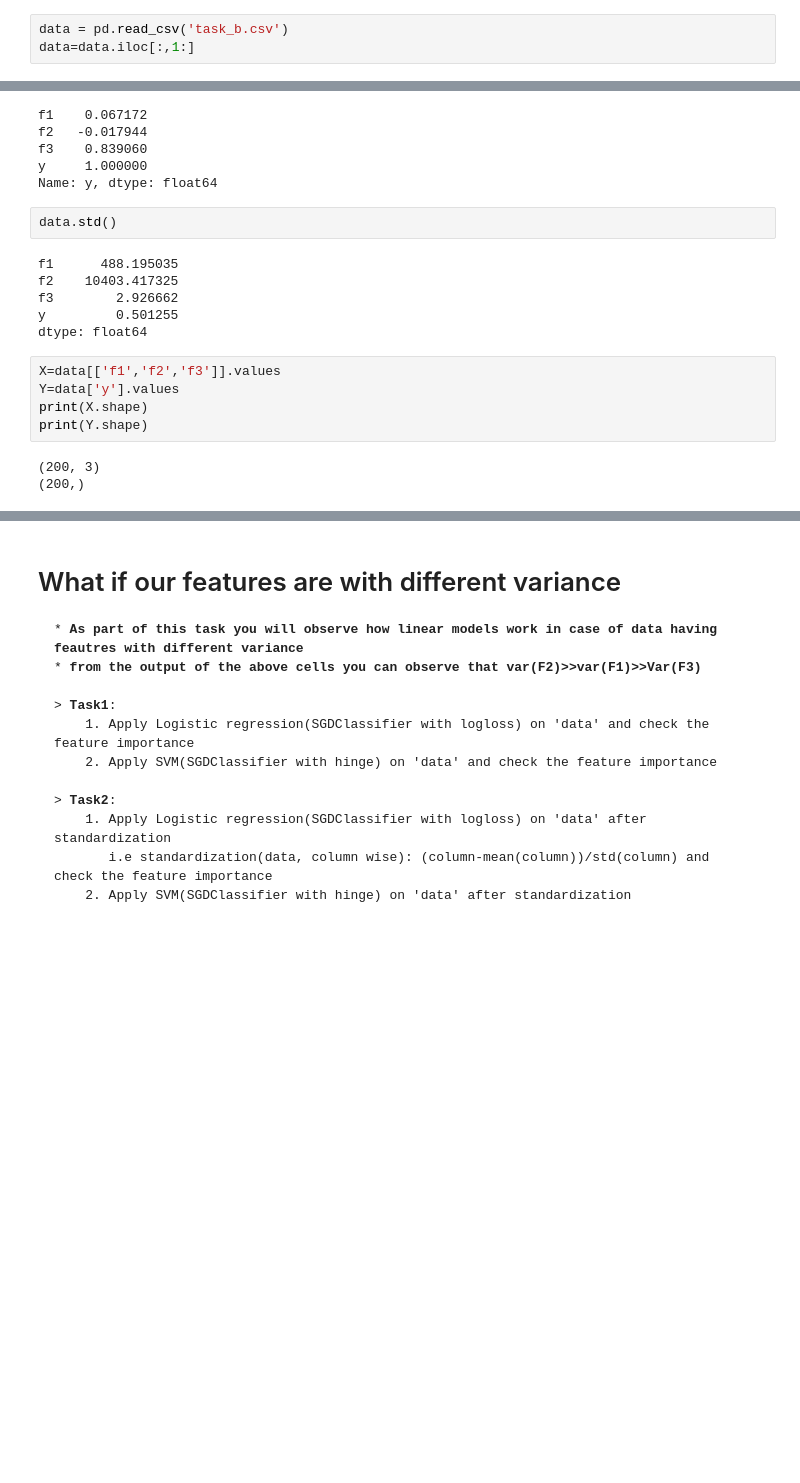
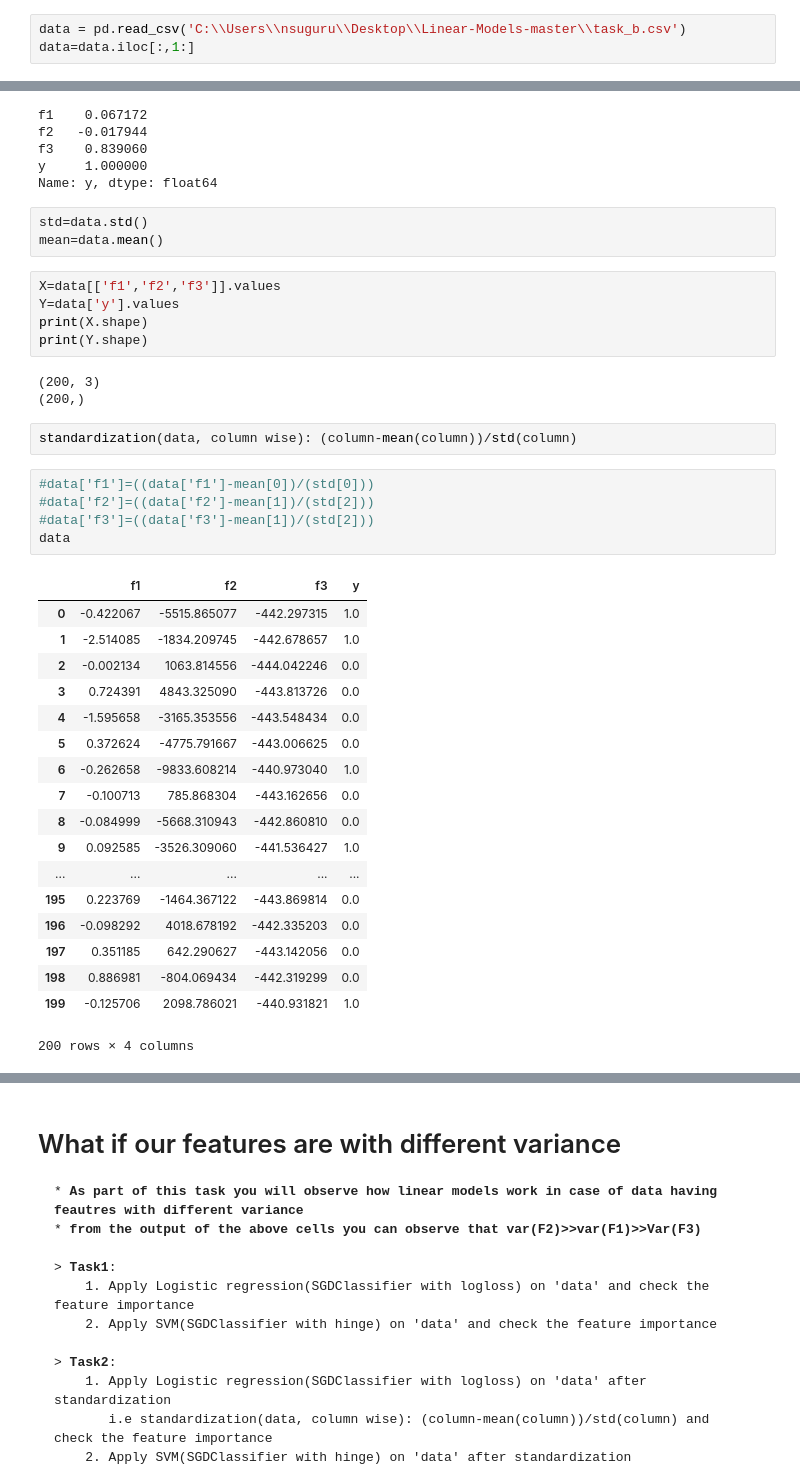
Before and after one commit to skshiraj/Linear-Models, a Jupyter notebook: 8B_LR_SVM.ipynb, the cells around one changed output, grey strips where cells are left out. Saved outputs shown, nothing was run; the diff lists cells and outputs as text; blank space fills up the shorter version.

```diff
--- a/8B_LR_SVM.ipynb
+++ b/8B_LR_SVM.ipynb
@@ -10,7 +10,7 @@ from sklearn.preprocessing import MinMaxScaler
 from plotly.offline import download_plotlyjs, init_notebook_mode, plot, iplot
 init_notebook_mode(connected=True)
 # %%
-data = pd.read_csv('task_b.csv')
+data = pd.read_csv('C:\\Users\\nsuguru\\Desktop\\Linear-Models-master\\task_b.csv')
 data=data.iloc[:,1:]
 # %%
 data.head()
@@ -29,14 +29,9 @@ f2   -0.017944
 f3    0.839060
 y     1.000000
 Name: y, dtype: float64
-# %%
-data.std()
-# %% [output]
-f1      488.195035
-f2    10403.417325
-f3        2.926662
-y         0.501255
-dtype: float64
+# %%
+std=data.std()
+mean=data.mean()
 # %%
 X=data[['f1','f2','f3']].values
 Y=data['y'].values
@@ -45,3 +40,29 @@ print(Y.shape)
 # %% [output]
 (200, 3)
 (200,)
+# %%
+standardization(data, column wise): (column-mean(column))/std(column)
+# %%
+#data['f1']=((data['f1']-mean[0])/(std[0]))
+#data['f2']=((data['f2']-mean[1])/(std[2]))
+#data['f3']=((data['f3']-mean[1])/(std[2]))
+data
+# %% [output]
+|  | f1 | f2 | f3 | y |
+| 0 | -0.422067 | -5515.865077 | -442.297315 | 1.0 |
+| 1 | -2.514085 | -1834.209745 | -442.678657 | 1.0 |
+| 2 | -0.002134 | 1063.814556 | -444.042246 | 0.0 |
+| 3 | 0.724391 | 4843.325090 | -443.813726 | 0.0 |
+| 4 | -1.595658 | -3165.353556 | -443.548434 | 0.0 |
+| 5 | 0.372624 | -4775.791667 | -443.006625 | 0.0 |
+| 6 | -0.262658 | -9833.608214 | -440.973040 | 1.0 |
+| 7 | -0.100713 | 785.868304 | -443.162656 | 0.0 |
+| 8 | -0.084999 | -5668.310943 | -442.860810 | 0.0 |
+| 9 | 0.092585 | -3526.309060 | -441.536427 | 1.0 |
+| ... | ... | ... | ... | ... |
+| 195 | 0.223769 | -1464.367122 | -443.869814 | 0.0 |
+| 196 | -0.098292 | 4018.678192 | -442.335203 | 0.0 |
+| 197 | 0.351185 | 642.290627 | -443.142056 | 0.0 |
+| 198 | 0.886981 | -804.069434 | -442.319299 | 0.0 |
+| 199 | -0.125706 | 2098.786021 | -440.931821 | 1.0 |
+200 rows × 4 columns
```
Also changed, not shown: parts of 2 cells of this notebook, 1 other file.
